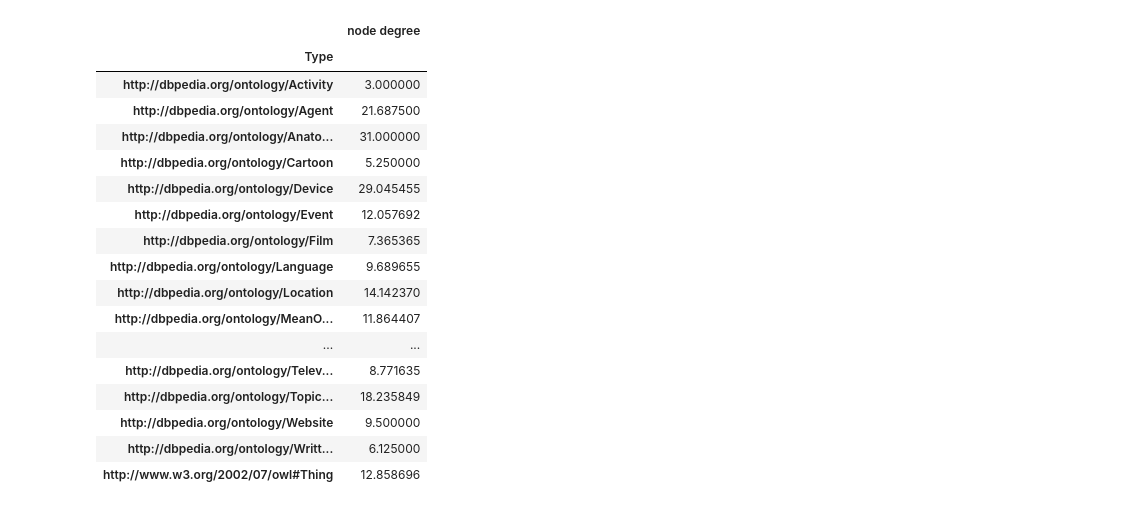
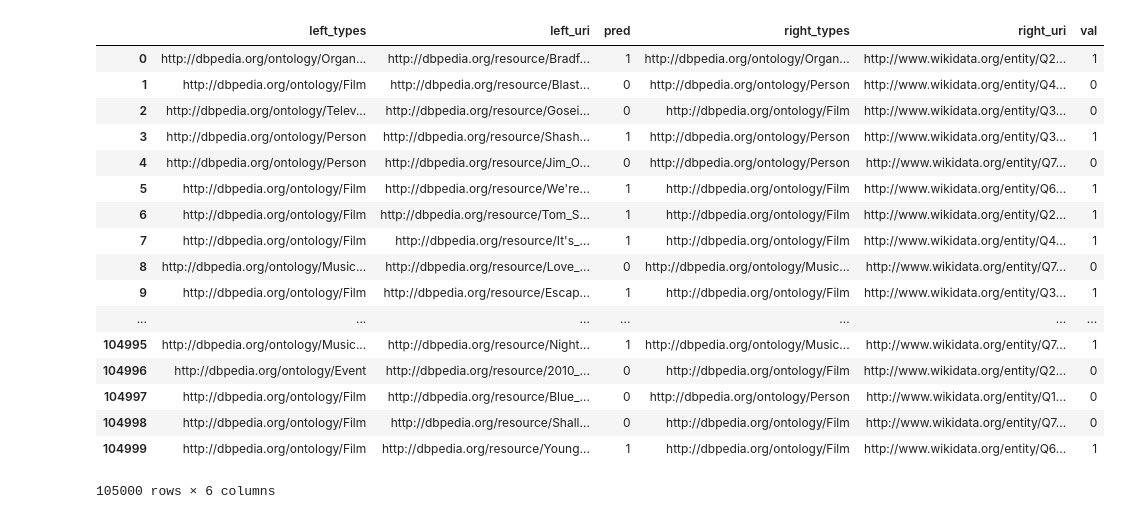
Before and after one commit to jonathanschuchart/eager, a Jupyter notebook: src/analysis/TypeAnalysis.ipynb, the cells around one changed output. Cells and saved outputs as stored; diff of their text form; code cells hidden in the pictures.

```diff
--- a/src/analysis/TypeAnalysis.ipynb
+++ b/src/analysis/TypeAnalysis.ipynb
@@ -81,37 +73,23 @@ melted = melted.rename(columns={"left node degree": "EN","right node degree":"DE
-# %%
-dfs = []
-for e in embedding_approaches:
-    kg1_ent_id_files, kg2_ent_id_files, pred_files = _get_files(e, dataset_name, "/home/dobraczka/Downloads/git/er-embedding-benchmark/data/")
-    df = create_typed_predictions(
-            kg1_ent_id_files,
-            kg2_ent_id_files,
-            pred_files,
-            type_files,
-            "/home/dobraczka/Downloads/git/er-embedding-benchmark/data/OpenEA/typed_links/superclasses.json",
-            1,
-            False,
-        )
-    dfs.append(df)
-# %%
-average_node_degree(dfs[0],entity_degrees)
-# %% [output]
-|  | node degree |
-| Type |  |
-| http://dbpedia.org/ontology/Activity | 3.000000 |
-| http://dbpedia.org/ontology/Agent | 21.687500 |
-| http://dbpedia.org/ontology/Anato... | 31.000000 |
-| http://dbpedia.org/ontology/Cartoon | 5.250000 |
-| http://dbpedia.org/ontology/Device | 29.045455 |
-| http://dbpedia.org/ontology/Event | 12.057692 |
-| http://dbpedia.org/ontology/Film | 7.365365 |
-| http://dbpedia.org/ontology/Language | 9.689655 |
-| http://dbpedia.org/ontology/Location | 14.142370 |
-| http://dbpedia.org/ontology/MeanO... | 11.864407 |
-| ... | ... |
-| http://dbpedia.org/ontology/Telev... | 8.771635 |
-| http://dbpedia.org/ontology/Topic... | 18.235849 |
-| http://dbpedia.org/ontology/Website | 9.500000 |
-| http://dbpedia.org/ontology/Writt... | 6.125000 |
-| http://www.w3.org/2002/07/owl#Thing | 12.858696 |
+# %%
+df
+# %% [output]
+|  | left_types | left_uri | pred | right_types | right_uri | val |
+| 0 | http://dbpedia.org/ontology/Organ... | http://dbpedia.org/resource/Bradf... | 1 | http://dbpedia.org/ontology/Organ... | http://www.wikidata.org/entity/Q2... | 1 |
+| 1 | http://dbpedia.org/ontology/Film | http://dbpedia.org/resource/Blast... | 0 | http://dbpedia.org/ontology/Person | http://www.wikidata.org/entity/Q4... | 0 |
+| 2 | http://dbpedia.org/ontology/Telev... | http://dbpedia.org/resource/Gosei... | 0 | http://dbpedia.org/ontology/Film | http://www.wikidata.org/entity/Q3... | 0 |
+| 3 | http://dbpedia.org/ontology/Person | http://dbpedia.org/resource/Shash... | 1 | http://dbpedia.org/ontology/Person | http://www.wikidata.org/entity/Q3... | 1 |
+| 4 | http://dbpedia.org/ontology/Person | http://dbpedia.org/resource/Jim_O... | 0 | http://dbpedia.org/ontology/Person | http://www.wikidata.org/entity/Q7... | 0 |
+| 5 | http://dbpedia.org/ontology/Film | http://dbpedia.org/resource/We're... | 1 | http://dbpedia.org/ontology/Film | http://www.wikidata.org/entity/Q6... | 1 |
+| 6 | http://dbpedia.org/ontology/Film | http://dbpedia.org/resource/Tom_S... | 1 | http://dbpedia.org/ontology/Film | http://www.wikidata.org/entity/Q2... | 1 |
+| 7 | http://dbpedia.org/ontology/Film | http://dbpedia.org/resource/It's_... | 1 | http://dbpedia.org/ontology/Film | http://www.wikidata.org/entity/Q4... | 1 |
+| 8 | http://dbpedia.org/ontology/Music... | http://dbpedia.org/resource/Love_... | 0 | http://dbpedia.org/ontology/Music... | http://www.wikidata.org/entity/Q7... | 0 |
+| 9 | http://dbpedia.org/ontology/Film | http://dbpedia.org/resource/Escap... | 1 | http://dbpedia.org/ontology/Film | http://www.wikidata.org/entity/Q3... | 1 |
+| ... | ... | ... | ... | ... | ... | ... |
+| 104995 | http://dbpedia.org/ontology/Music... | http://dbpedia.org/resource/Night... | 1 | http://dbpedia.org/ontology/Music... | http://www.wikidata.org/entity/Q7... | 1 |
+| 104996 | http://dbpedia.org/ontology/Event | http://dbpedia.org/resource/2010_... | 0 | http://dbpedia.org/ontology/Film | http://www.wikidata.org/entity/Q2... | 0 |
+| 104997 | http://dbpedia.org/ontology/Film | http://dbpedia.org/resource/Blue_... | 0 | http://dbpedia.org/ontology/Person | http://www.wikidata.org/entity/Q1... | 0 |
+| 104998 | http://dbpedia.org/ontology/Film | http://dbpedia.org/resource/Shall... | 0 | http://dbpedia.org/ontology/Film | http://www.wikidata.org/entity/Q7... | 0 |
+| 104999 | http://dbpedia.org/ontology/Film | http://dbpedia.org/resource/Young... | 1 | http://dbpedia.org/ontology/Film | http://www.wikidata.org/entity/Q6... | 1 |
+105000 rows × 6 columns
 # %%
 with sns.axes_style("darkgrid",{"ytick.left":True}):
```
Also changed, not shown: parts of 21 cells of this notebook, 4 other files.
